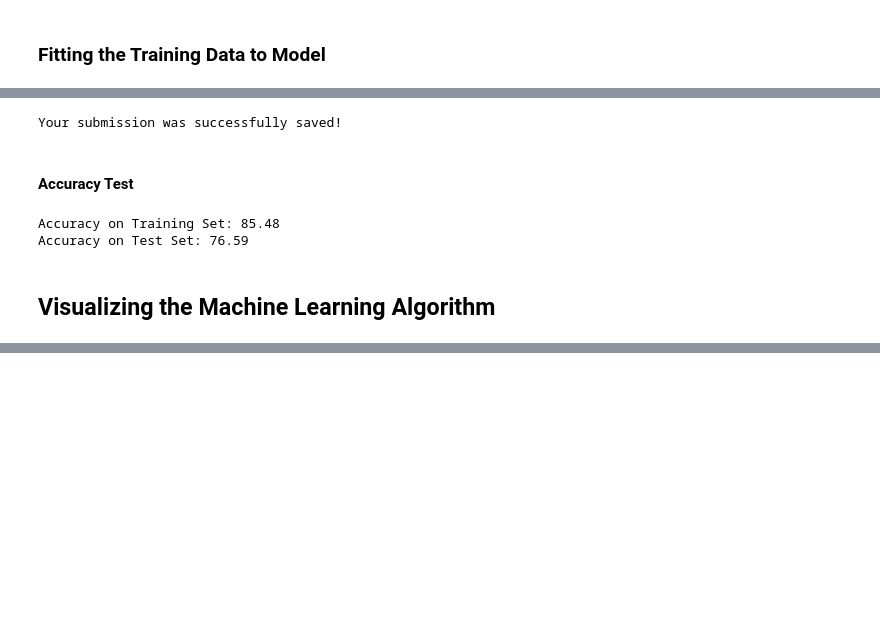
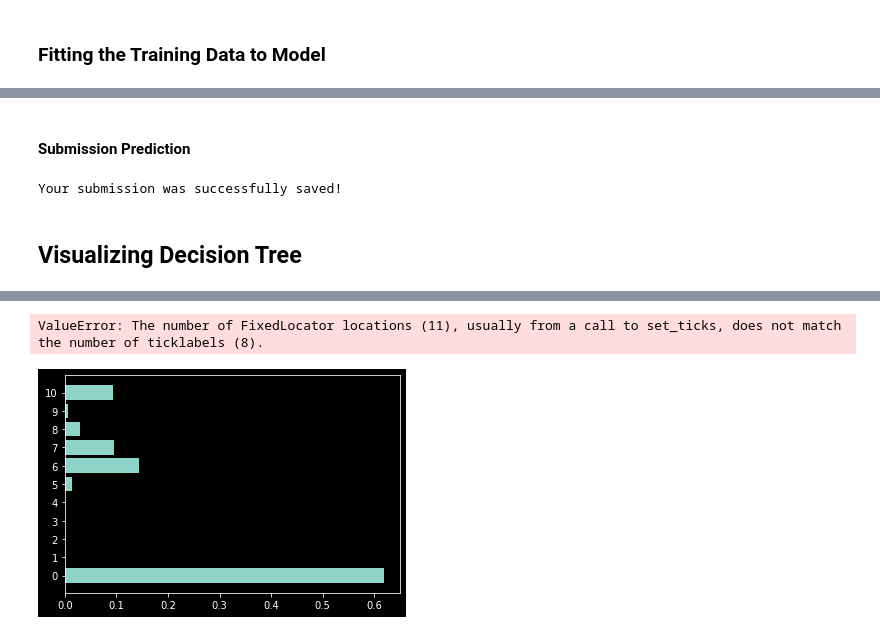
Before and after one commit to PrynsTag/Kaggle-Competitions, a Jupyter notebook: 01 - Titanic - Machine Learning from Disaster /titanic_exploration.ipynb, the cells around one changed output, grey strips where cells are left out. Saved outputs shown, nothing was run; the diff lists cells and outputs as text; code cells hidden in the pictures; blank space fills up the shorter version.

```diff
--- a/01 - Titanic - Machine Learning from Disaster /titanic_exploration.ipynb
+++ b/01 - Titanic - Machine Learning from Disaster /titanic_exploration.ipynb
@@ -312,0 +348,2 @@ Since we have String columns, our Machine Learning model won't be able to proces
+# %%
+X[5] = X[5].astype(int)
@@ -352,6 +392,3 @@ Since the answer that we want to address is whether the person is going to survi
-# %%
-X = train_data.drop("Survived", axis=1).values
-y = train_data["Survived"].values
 # %%
 from sklearn.model_selection import train_test_split
 X_train, X_test, y_train, y_test = train_test_split(X, y)
@@ -366 +562,3 @@ tree = DecisionTreeClassifier(max_depth=4).fit(X_train, y_train)
+# %% [markdown]
+#### Submission Prediction
 # %%
@@ -371,20 +569,12 @@ output.to_csv('my_submission.csv', index=False)
 print("Your submission was successfully saved!")
 # %% [output]
 Your submission was successfully saved!
-# %% [markdown]
-#### Accuracy Test
-# %%
-print("Accuracy on Training Set: {:.2f}".format(tree.score(X_train, y_train)*100))
-print("Accuracy on Test Set: {:.2f}".format(tree.score(X_test, y_test)*100))
-# %% [output]
-Accuracy on Training Set: 85.48
-Accuracy on Test Set: 76.59
-# %% [markdown]
-## Visualizing the Machine Learning Algorithm
+# %% [markdown]
+## Visualizing Decision Tree
 # %%
 from sklearn.tree import export_graphviz
-export_graphviz(tree, out_file="tree.dot", class_names=["Dead", "Alive"], feature_names=['Survived', 'Pclass', 'Sex', 'Age', 'SibSp',
-       'Parch', 'Fare', 'Embarked'], impurity=False, filled=True)
+feature_names=['Survived', 'Pclass', 'Sex', 'Age', 'SibSp','Parch', 'Fare', 'Embarked']
+export_graphviz(tree, out_file="tree.dot", class_names=["Dead", "Alive"], feature_names=X_train.columns, impurity=False, filled=True)
 # %%
 import graphviz
 with open("tree.dot") as f:
@@ -392,3 +582,15 @@ with open("tree.dot") as f:
 graphviz.Source(dot_graph)
 # %% [output]
 [drawing not drawn]
+# %%
+def plot_feature_importance(model):
+    n_features = X.shape[1]
+    plt.barh(np.arange(n_features), model.feature_importances_, align="center")
+    plt.yticks(np.arange(n_features), feature_names)
+    plt.xlabel("Feature Importance")
+    plt.ylabel("Feature Names")
+# %%
+plot_feature_importance(tree)
+# %% [output]
+ValueError: The number of FixedLocator locations (11), usually from a call to set_ticks, does not match the number of ticklabels (8).
+[figure, added]
```
Also changed, not shown: parts of 52 cells of this notebook.
